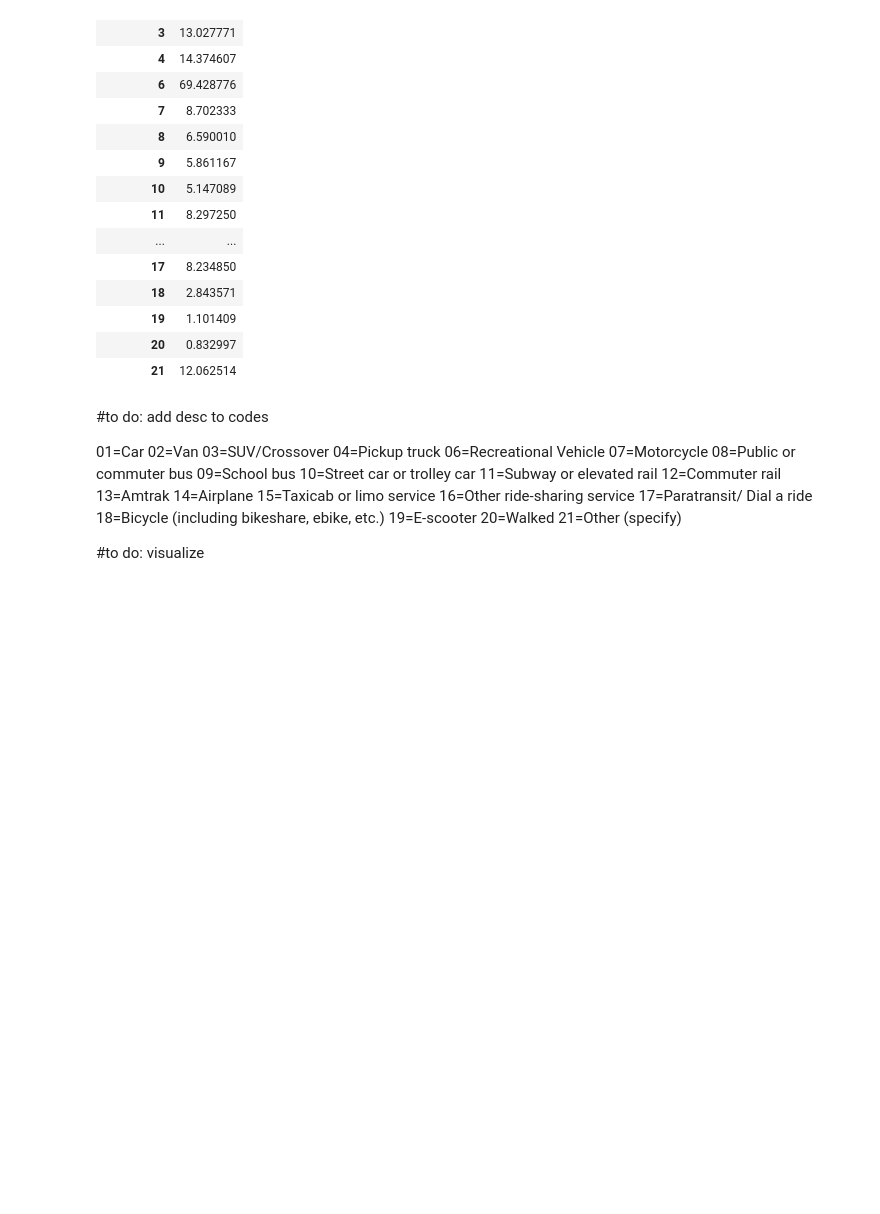
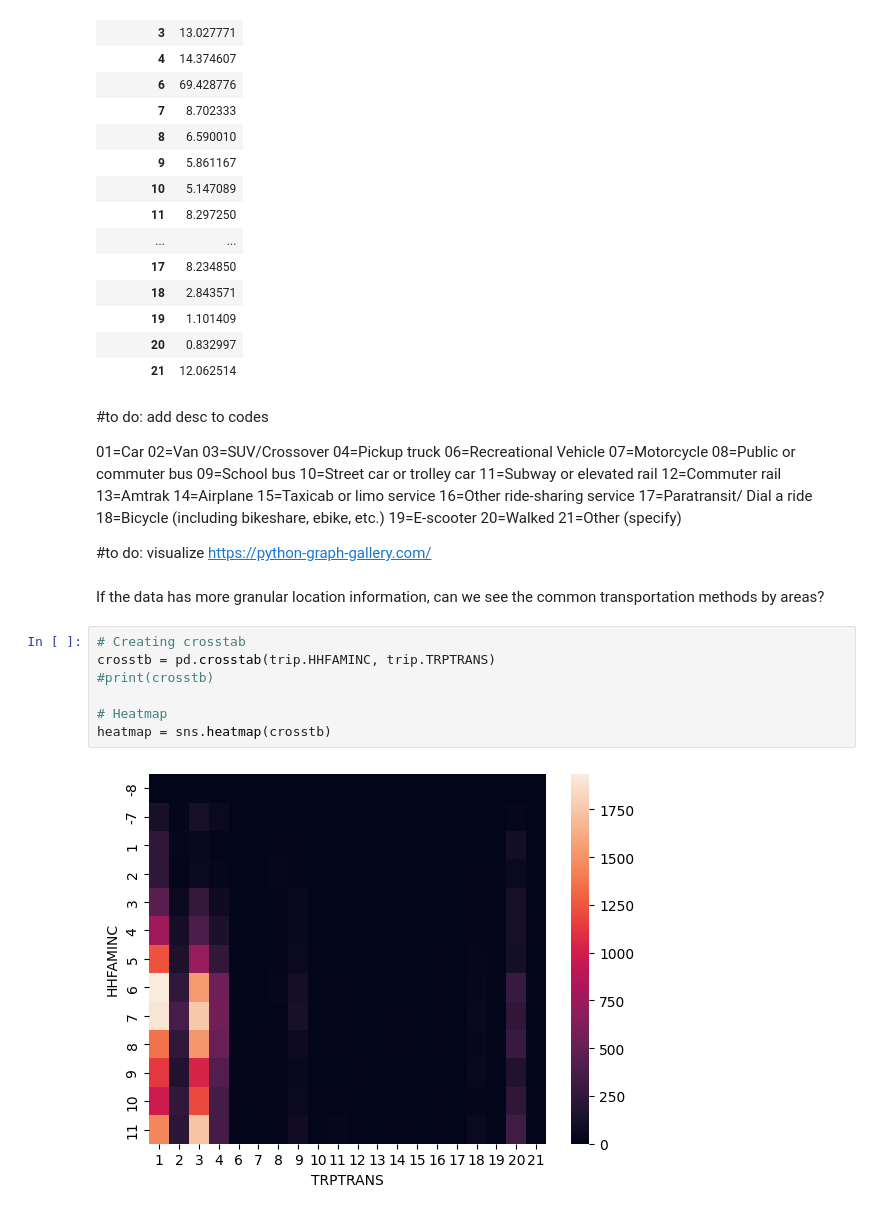
Before and after one commit to Xerconia/Transitlytics, a Jupyter notebook: hisa_eda.ipynb, the cells around one changed output. Drawn from its saved outputs; the diff is of its cells as text; blank space fills up the shorter version.

Commit message:
question attempt - transport mode and income

```diff
--- a/hisa_eda.ipynb
+++ b/hisa_eda.ipynb
@@ -167,3 +169,15 @@ trp_grp
 21=Other (specify)
 
 #to do: visualize
+https://python-graph-gallery.com/
+# %% [markdown]
+If the data has more granular location information, can we see the common transportation methods by areas?
+# %%
+# Creating crosstab
+crosstb = pd.crosstab(trip.HHFAMINC, trip.TRPTRANS)
+#print(crosstb)
+
+# Heatmap
+heatmap = sns.heatmap(crosstb)
+# %% [output]
+[figure, added]
```
Also changed, not shown: parts of 2 cells of this notebook.
